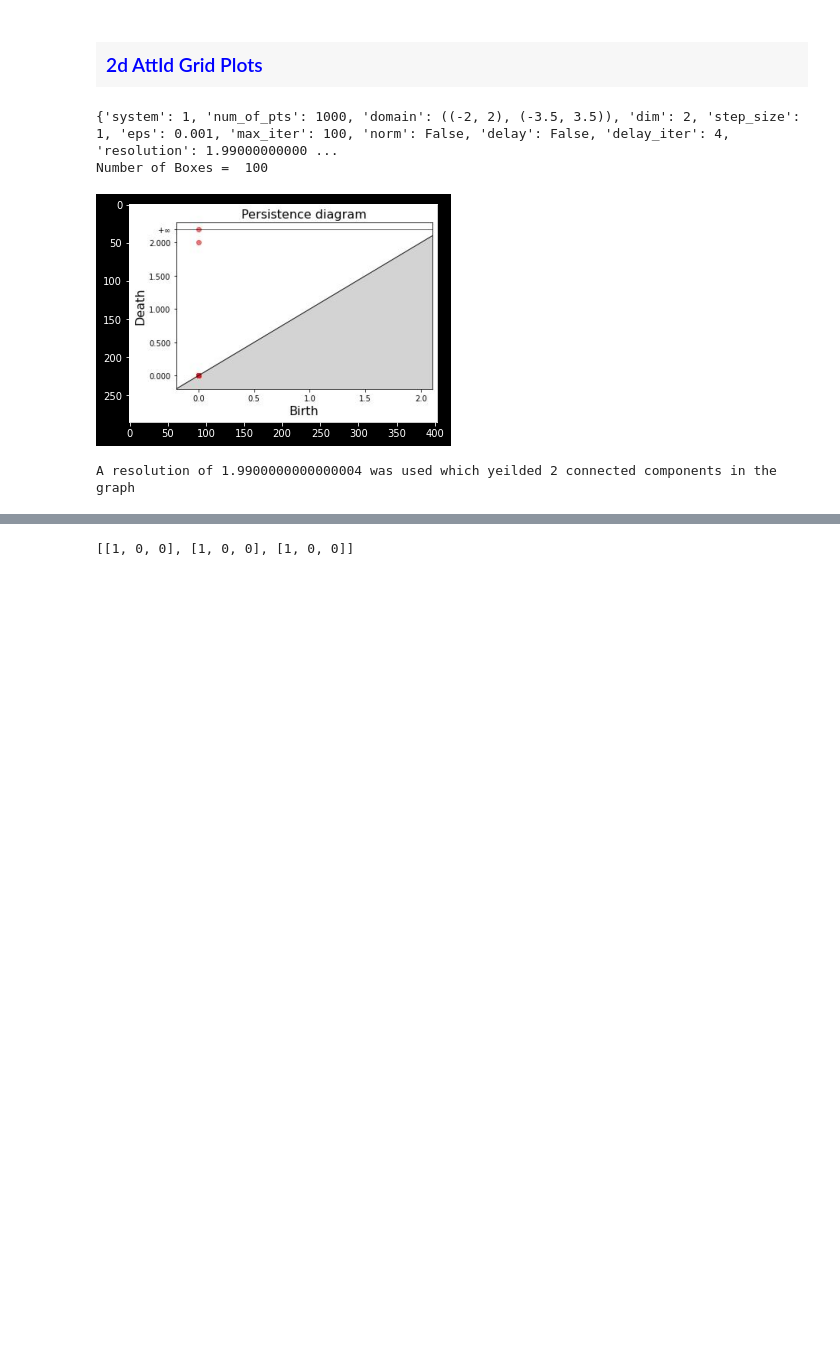
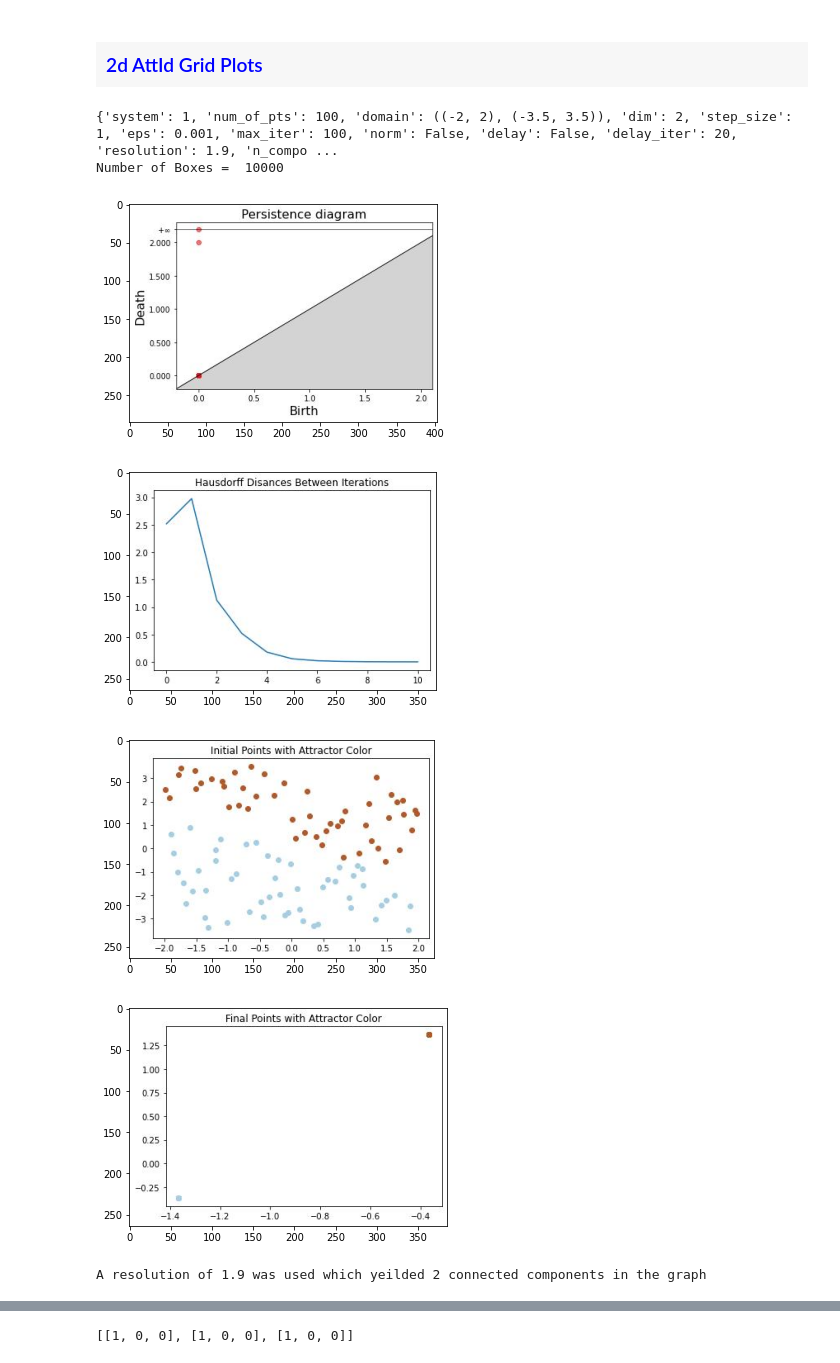
Before and after one commit to begelb/MLCD, a Jupyter notebook: data_production/AttId.ipynb, the cells around one changed output, grey strips where cells are left out. Saved outputs shown, nothing was run; the diff lists cells and outputs as text; code cells hidden in the pictures; blank space fills up the shorter version.

```diff
--- a/data_production/AttId.ipynb
+++ b/data_production/AttId.ipynb
@@ -15,10 +15,10 @@ import os
 from hom import compute_cube_labels, plot_hom, write_cube_labels
 # %%
 system = 1                  # [1,2,3,4,5,6,7,8,10,11]
-num_of_pts = 1000            # [10, 100, 1000, 10000]
-num_points_per_dim = 11      # User Choice
+num_of_pts = 100            # [10, 100, 1000, 10000]
+num_points_per_dim = 101      # User Choice
 # %%
-path = f'systems/{system}/{num_of_pts}pts/'
+path = f'../data2/system{system}/'
 path_out = path + str(num_points_per_dim) + 'gppd/'
 
 isExist = os.path.exists(path)
@@ -31,13 +31,33 @@ else:
     print(exp_info)
     print('Number of Boxes = ', (num_points_per_dim-1)**exp_info['dim'])
 # %% [output]
-{'system': 1, 'num_of_pts': 1000, 'domain': ((-2, 2), (-3.5, 3.5)), 'dim': 2, 'step_size': 1, 'eps': 0.001, 'max_iter': 100, 'norm': False, 'delay': False, 'delay_iter': 4, 'resolution': 1.99000000000 ...
-Number of Boxes =  100
+{'system': 1, 'num_of_pts': 100, 'domain': ((-2, 2), (-3.5, 3.5)), 'dim': 2, 'step_size': 1, 'eps': 0.001, 'max_iter': 100, 'norm': False, 'delay': False, 'delay_iter': 20, 'resolution': 1.9, 'n_compo ...
+Number of Boxes =  10000
 # %%
-PD_img = mpimg.imread(path + f'PD.jpg')
+plt.figure()
+PD_img = mpimg.imread(f'../output/figures/system{system}/' + f'PD.jpg')
 imgplot = plt.imshow(PD_img)
 plt.show()
+
+plt.figure()
+HD_img = mpimg.imread(f'../output/figures/system{system}/' + f'Hausdorff_Disances_Between_Iterations.jpg')
+imgplot = plt.imshow(HD_img)
+plt.show()
+
+plt.figure()
+IP_img = mpimg.imread(f'../output/figures/system{system}/' + f'Initial_Points_with_Attractor_Color.jpg')
+imgplot = plt.imshow(IP_img)
+plt.show()
+
+plt.figure()
+FP_img = mpimg.imread(f'../output/figures/system{system}/' + f'Final_Points_with_Attractor_Color.jpg')
+imgplot = plt.imshow(FP_img)
+plt.show()
+
 print('A resolution of', exp_info['resolution'], 'was used which yeilded', exp_info['n_components'], 'connected components in the graph')
 # %% [output]
-[figure, old version]
+[figure, new version]
+[figure, added]
+[figure, added]
+[figure, added]
-A resolution of 1.9900000000000004 was used which yeilded 2 connected components in the graph
+A resolution of 1.9 was used which yeilded 2 connected components in the graph
```
Also changed, not shown: parts of 8 cells of this notebook.
